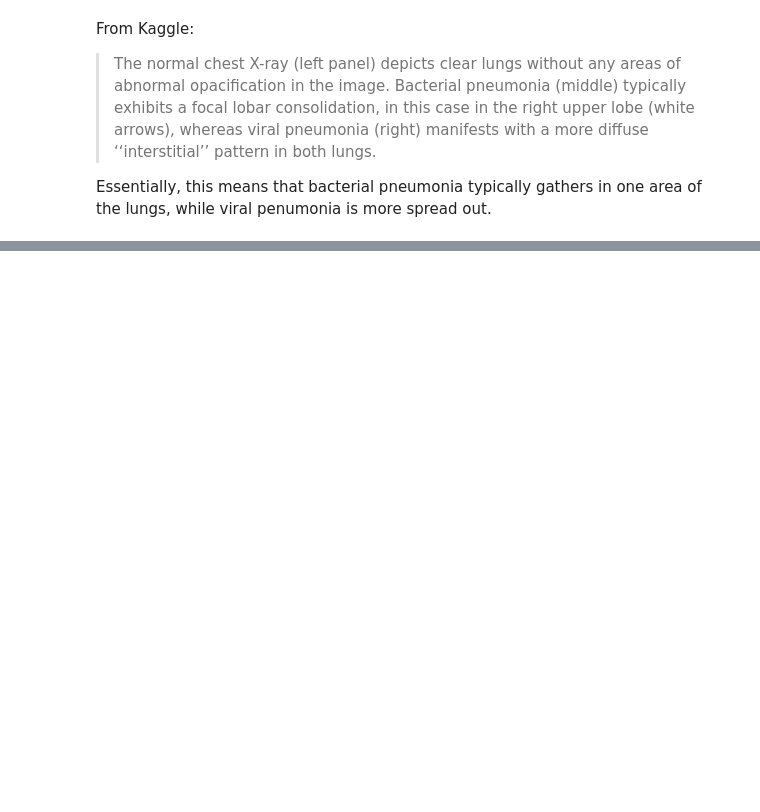
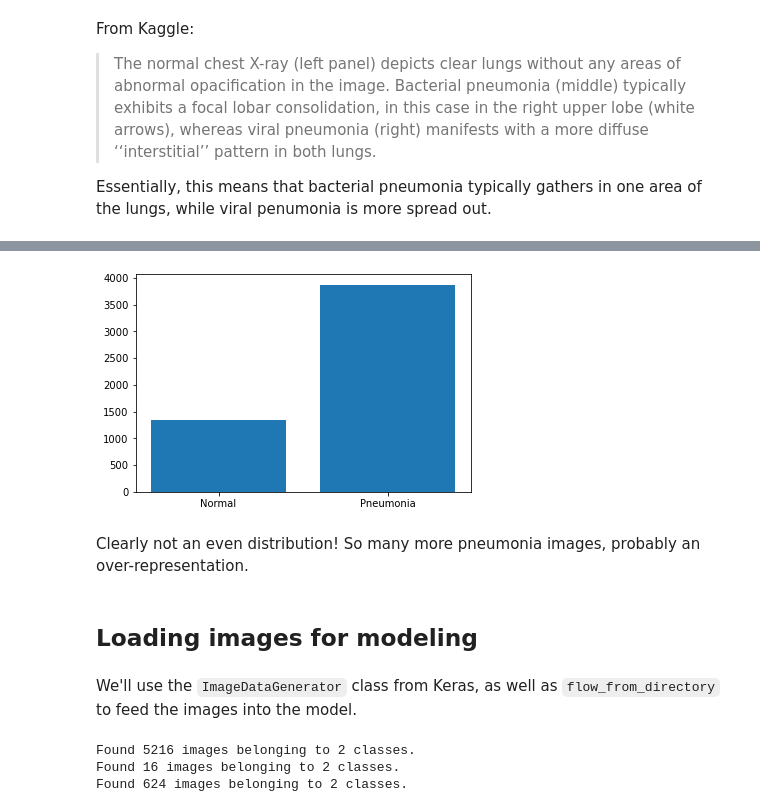
Before and after one commit to ericdnbn/image_classifier_pneumonia, a Jupyter notebook: markowitz_working_nb.ipynb, the cells around one changed output, grey strips where cells are left out. Drawn from its saved outputs; the diff is of its cells as text; code cells hidden in the pictures; blank space fills up the shorter version.

Commit message:
First simple model

```diff
--- a/markowitz_working_nb.ipynb
+++ b/markowitz_working_nb.ipynb
@@ -131,0 +149,28 @@ ax2.set_title('Shapes of Pneumonia lung images');
+# %%
+# Visualize class distribution in training data
+plt.bar(x=['Normal', 'Pneumonia'], height=[len(train_normal_images), len(train_pneumonia_images)]);
+# %% [output]
+[figure, added]
+# %% [markdown]
+Clearly not an even distribution! So many more pneumonia images, probably an over-representation.
+# %% [markdown]
+## Loading images for modeling
+# %% [markdown]
+We'll use the `ImageDataGenerator` class from Keras, as well as `flow_from_directory` to feed the images into the model.
+# %%
+# Get data from directories and reshape them
+
+directory_kwargs = {'target_size':(100, 100),
+                    'batch_size':50,
+                    'color_mode':'grayscale',
+                    'class_mode':'binary'}
+
+train_generator = ImageDataGenerator(rescale=1./255).flow_from_directory(train_dir, **directory_kwargs)
+
+val_generator = ImageDataGenerator(rescale=1./255).flow_from_directory(validation_dir, **directory_kwargs)
+
+test_generator = ImageDataGenerator(rescale=1./255).flow_from_directory(test_dir, **directory_kwargs)
+# %% [output]
+Found 5216 images belonging to 2 classes.
+Found 16 images belonging to 2 classes.
+Found 624 images belonging to 2 classes.
```
Also changed, not shown: parts of 26 cells of this notebook, 1 other file.
